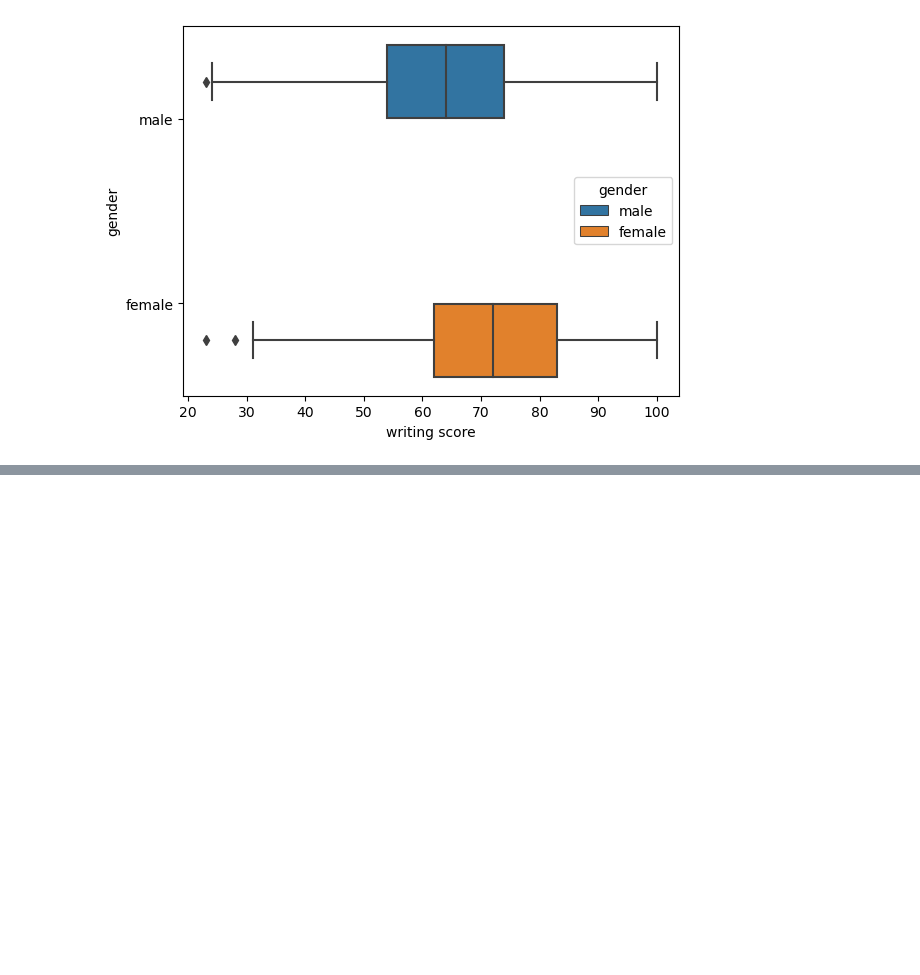
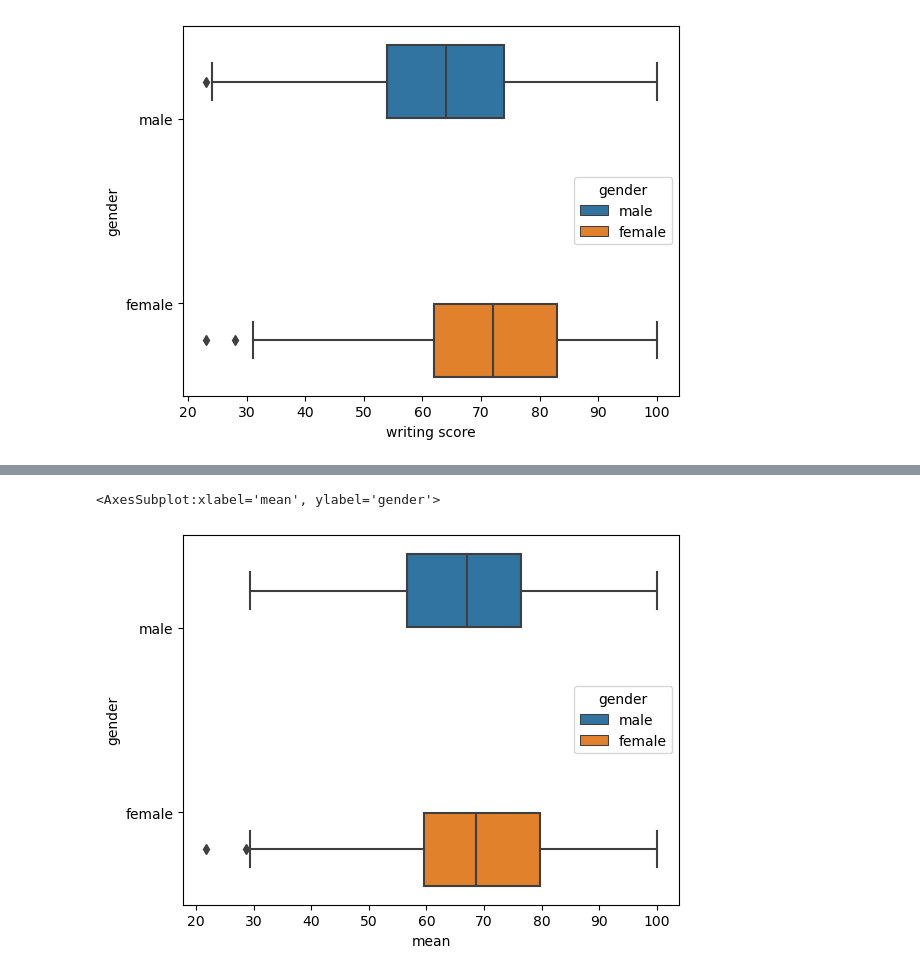
Before and after one commit to Leonardo010/Performance_de_estudantes, a Jupyter notebook: Student_performance_analysis.ipynb, the cells around one changed output, grey strips where cells are left out. Cells and saved outputs as stored; diff of their text form; code cells hidden in the pictures; blank space fills up the shorter version.

```diff
--- a/Student_performance_analysis.ipynb
+++ b/Student_performance_analysis.ipynb
@@ -442,0 +523,5 @@ Características que favorecem a nota: lunch standard,
+# %%
+quick_box('mean', 'gender')
+# %% [output]
+<AxesSubplot:xlabel='mean', ylabel='gender'>
+[figure, added]
```
Also changed, not shown: parts of 55 cells of this notebook.
